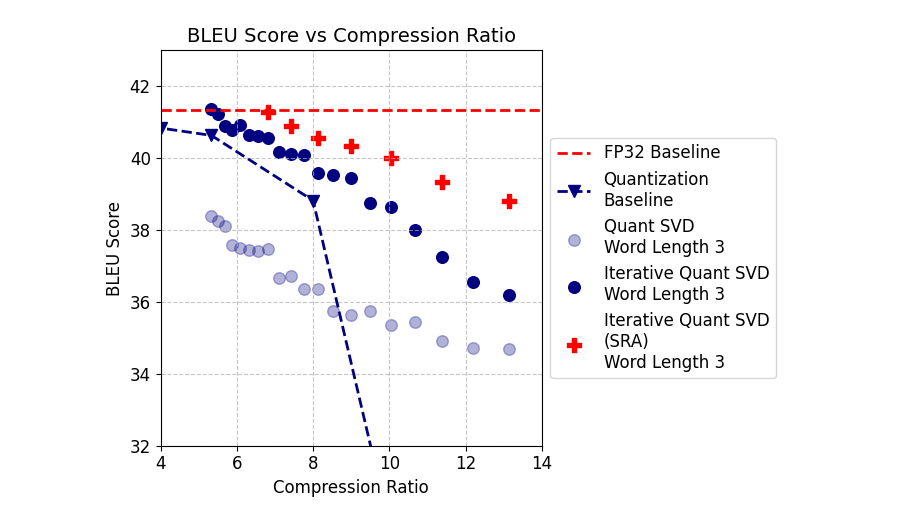
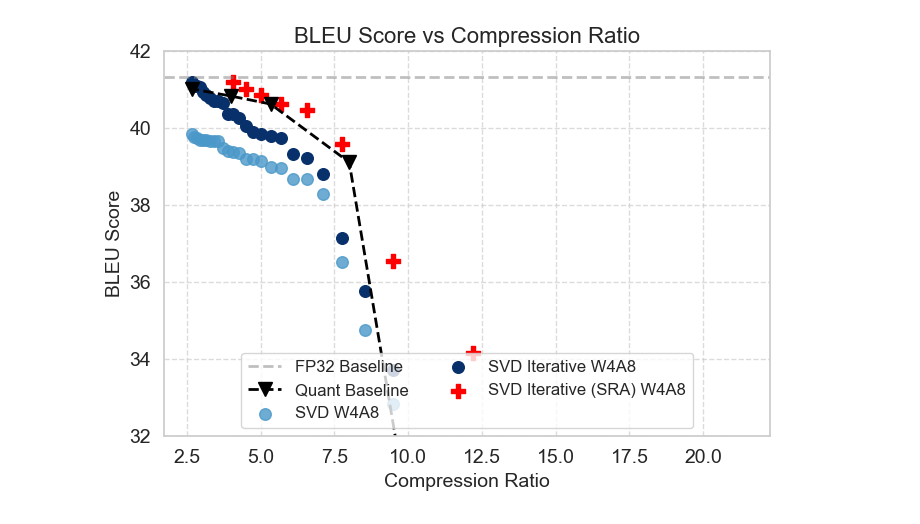
Before and after one commit to justinhuang666666/Approximate-Matrix-Vector-Multiplication, a Jupyter notebook: simulation_result/fccm.ipynb, the cells around one changed output. Cells and saved outputs as stored; diff of their text form; code cells hidden in the pictures.

```diff
--- a/simulation_result/fccm.ipynb
+++ b/simulation_result/fccm.ipynb
@@ -172,19 +325,27 @@ import matplotlib.cm as cm
 # Load data
 scaling_quant_result = pd.read_csv('quantization_inout_en_de3.csv')
 
+import numpy as np
+from matplotlib.cm import get_cmap
+
+colormap = get_cmap("Blues")
+
+# Assign colors to each layer based on the colormap
+colors = colormap(np.linspace(0.6, 1, 3))
+
 # Set up the plot
-plt.figure(figsize=(10, 5))
+plt.figure(figsize=(7, 5))
 baseline_bleu = 41.337328250540224
 
 # Font size for labels and ticks
-label_font_size = 12
-tick_font_size = 12
+label_font_size = 14
+tick_font_size = 14
 
 # Draw baseline and compression ratio reference lines
-plt.axhline(baseline_bleu, color='red', linestyle='--', linewidth=2, alpha=1, label='FP32 Baseline')
+plt.axhline(baseline_bleu, color='gray', linestyle='--', linewidth=2, alpha=0.5, label='FP32 Baseline')
 
 # Set labels
-plt.title('BLEU Score vs Compression Ratio', fontsize=14)
+plt.title('BLEU Score vs Compression Ratio', fontsize=16)
 plt.xlabel('Compression Ratio', fontsize=label_font_size)
 plt.ylabel('BLEU Score', fontsize=label_font_size)
 
@@ -196,21 +357,40 @@ viridis = cm.get_cmap('viridis', 4)  # Get 4 distinct colors from Viridis
 
 act_wl = 8
 
+compression_ratios = scaling_quant_result[(scaling_quant_result["Activation Word Length"] == act_wl)&(scaling_quant_result["Weight Word Length"] != 10)&(scaling_quant_result["Weight Word Length"] < 14)]["Compression Ratio"]
+bleu_scores = scaling_quant_result[(scaling_quant_result["Activation Word Length"] == act_wl)&(scaling_quant_result["Weight Word Length"] != 10)&(scaling_quant_result["Weight Word Length"] < 14)]["BLEU Score (Range-Based)"]
+
+
 # Plot BLEU scores for different scaling methods with rounded dots
 plt.plot(
-    scaling_quant_result[(scaling_quant_result["Activation Word Length"] == act_wl)]["Compression Ratio"],
-    scaling_quant_result[(scaling_quant_result["Activation Word Length"] == act_wl)]["BLEU Score (Range-Based)"],
+    compression_ratios,
+    bleu_scores,
     linewidth=2,
     alpha=1,
-    label='Quantization\nBaseline',marker='v', markersize=8,
-    color='navy', linestyle='--'  # Round dots for data points
+    label='Quant Baseline',marker='v', markersize=10,
+    color='black', linestyle='--'  # Round dots for data points
 )
+
+# wls_label = ["Quant\n W2A8","Quant\n W4A8", "Quant\n W6A8", "Quant\n W8A8", "Quant\n W10A8"]
+# # Label each data point using an array (e.g., the index or the bleu score value)
+# for i in range(1,len(compression_ratios)-1):
+
+#     plt.text(
+#         compression_ratios.iloc[i],
+#         bleu_scores.iloc[i]-1.25,
+#         wls_label[i],  # Display the BLEU score as a label
+#         fontsize=12,
+#         ha='right',
+#         va='bottom',  # Position the label just above the data point
+#         color='black'
+#     )
 
 
 # Load the SVD data
-svd_data1 = pd.read_csv('svd_quant_inout_en_de_3.csv')
+# svd_data1 = pd.read_csv('svd_quant_inout_en_de_3.csv')
 # svd_data1 = pd.concat([svd_data1, pd.read_csv('svd_quant_inout_en_de_4.csv')], ignore_index=True)
 # svd_data1 = pd.concat([svd_data1, pd.read_csv('svd_quant_inout_en_de_5.csv')], ignore_index=True)
+svd_data1 = pd.read_csv('svd_quant_inout_en_de_6.csv')
 # svd_data1 = pd.concat([svd_data1, pd.read_csv('svd_quant_inout_en_de_6.csv')], ignore_index=True)
 # svd_data1 = pd.concat([svd_data1, pd.read_csv('svd_quant_inout_en_de_7.csv')], ignore_index=True)
 # svd_data1 = pd.concat([svd_data1, pd.read_csv('svd_quant_inout_en_de_8.csv')], ignore_index=True)
@@ -218,8 +398,8 @@ svd_data2 = svd_data1
 
 
 # Define the word lengths to plot for the SVD data
-svd_word_lengths = [3]
-svd_word_lengths1 = [3]
+svd_word_lengths = [6]
+svd_word_lengths1 = [6]
 
 # Generate a colormap with Viridis for the SVD plots
 svd_viridis = cm.get_cmap('viridis', len(svd_word_lengths))
@@ -228,55 +408,52 @@ svd_viridis = cm.get_cmap('viridis', len(svd_word_lengths))
 for idx, (wl1, wl2) in enumerate(zip(svd_word_lengths,svd_word_lengths1)):
     # Filter the data for the current word length
 
-    svd_data1_wl = svd_data1[(svd_data1['Activation Word Length'] == act_wl) & (svd_data1['Weight Word Length'] == wl1)]
-    svd_data1_wl1 = svd_data2[(svd_data2['Activation Word Length'] == act_wl) & (svd_data2['Weight Word Length'] == wl2)]
+    svd_data1_wl = svd_data1[(svd_data1['Activation Word Length'] == act_wl) & (svd_data1['Weight Word Length'] == wl1) & (svd_data1['Iterative Quant SVD BLEU (Range-Based)'] < baseline_bleu)]
+    svd_data1_wl1 = svd_data2[(svd_data2['Activation Word Length'] == act_wl) & (svd_data2['Weight Word Length'] == wl2) & (svd_data2['Iterative Quant SVD BLEU (Range-Based)'] < baseline_bleu)]
 
     # Scatter plot for the current word length
     plt.scatter(
         svd_data1_wl['Compression Ratio'],
         svd_data1_wl["Quant SVD BLEU (Range-Based)"],
         s=70,
         marker='o',
-        alpha=0.3,
-        color='navy',
-        label=f'Quant SVD\nWord Length {wl1}'
+        alpha=0.8,
+        color=colors[0],
+        label=f'SVD W4A8'
     )
 
     # Scatter plot for the current word length
     plt.scatter(
         svd_data1_wl1['Compression Ratio'],
         svd_data1_wl1["Iterative Quant SVD BLEU (Range-Based)"],
         s=70,
         marker='o',
         alpha=1,
-        color='navy',
-        label=f'Iterative Quant SVD\nWord Length {wl2}'
+        color=colors[2],
+        label=f'SVD Iterative W4A8'
     )
 
-optimal = pd.read_csv('optimal_results.csv')
+optimal = pd.read_csv('rank_allocation.csv')
 plt.scatter(
-    optimal['Compression Ratio'],
-    optimal["Optimal BLEU Score"],
-    s=100,
+    optimal[optimal['Weight Word Length'] == 6]['Compression Ratio'],
+    optimal[optimal['Weight Word Length'] == 6]["Optimal BLEU Score"],
+    s=110,
     marker='P',
     alpha=1,
     color='red',
-    label=f'Iterative Quant SVD(SRA)\nWord Length {wl2}'
+    label=f'SVD Iterative (SRA) W4A8'
 )
 
 
-# Add legend outside the plot
-plt.legend(loc='upper left', fontsize=12, bbox_to_anchor=(1, 0.8))  # Legend outside plotting area
+# Add legend inside the plot area at the bottom
+plt.legend(fontsize=12, loc='lower center', ncol=2)  # Legend inside at the bottom, centered
 plt.grid(linestyle='--', alpha=0.7)
-plt.xlim([4,14])
-plt.ylim([32,43])
+# plt.xlim([3,14])
+plt.ylim([32,42])
 
 # Adjust layout and show the plot
 plt.tight_layout(rect=[0, 0, 1, 1])  # Leave space for legend
 
-# Save the figure to a file
-plt.savefig('/Users/justin/Desktop/FCCM/section6/svd_quant.png', dpi=500, bbox_inches='tight')  # Save as a PNG file
-
 plt.show()
 # %% [output]
-[figure, old version]
+[figure, new version]
```
Also changed, not shown: parts of 8 cells of this notebook, 12 other files.
